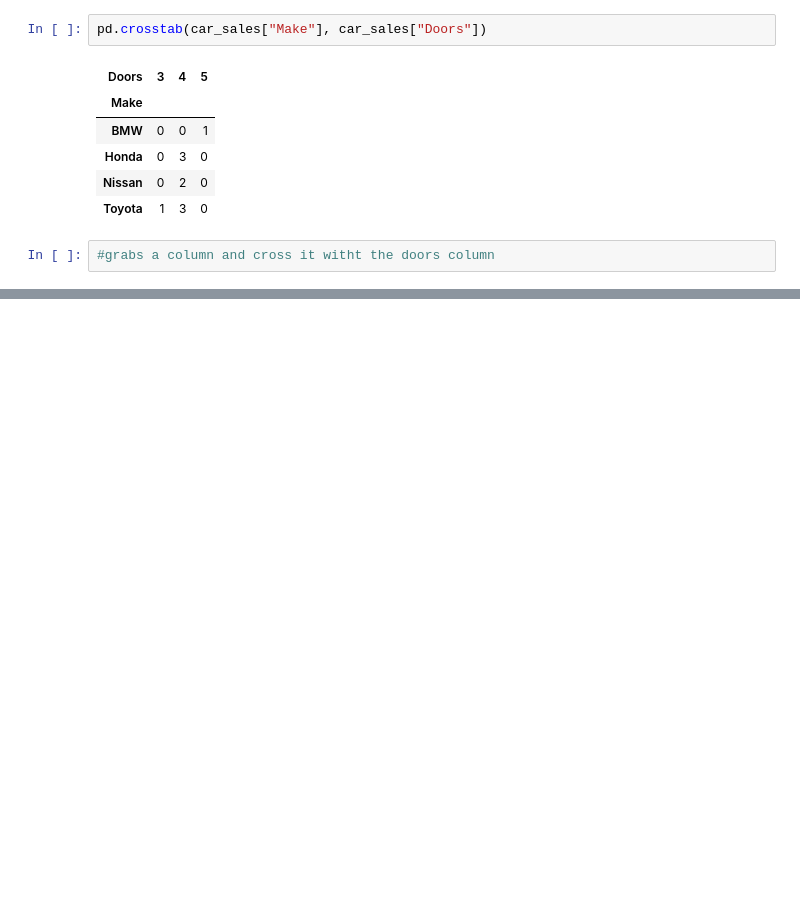
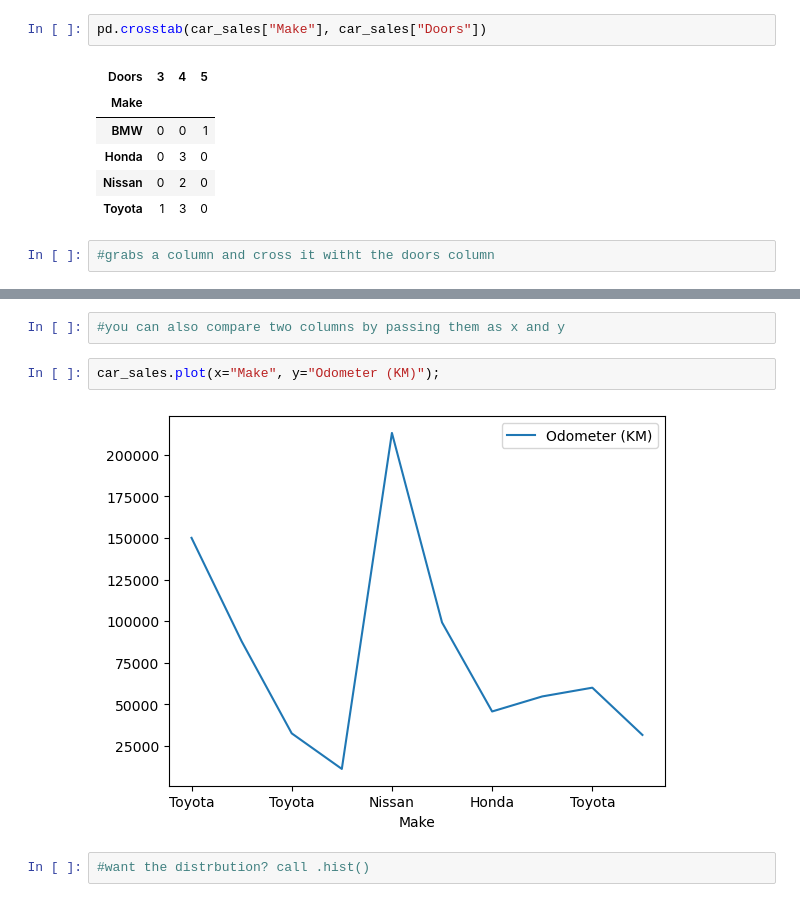
Before and after one commit to Mstewart93/Machine-Learning, a Jupyter notebook: Learning_Log/Introduction-to-Pandas.ipynb, the cells around one changed output, grey strips where cells are left out. Saved outputs shown, nothing was run; the diff lists cells and outputs as text; blank space fills up the shorter version.

```diff
--- a/Learning_Log/Introduction-to-Pandas.ipynb
+++ b/Learning_Log/Introduction-to-Pandas.ipynb
@@ -473,0 +468,8 @@ pd.crosstab(car_sales["Make"], car_sales["Doors"])
+# %%
+#you can also compare two columns by passing them as x and y
+# %%
+car_sales.plot(x="Make", y="Odometer (KM)");
+# %% [output]
+[figure, added]
+# %%
+#want the distrbution? call .hist()
```
Also changed, not shown: parts of 73 cells of this notebook, 2 other files.
